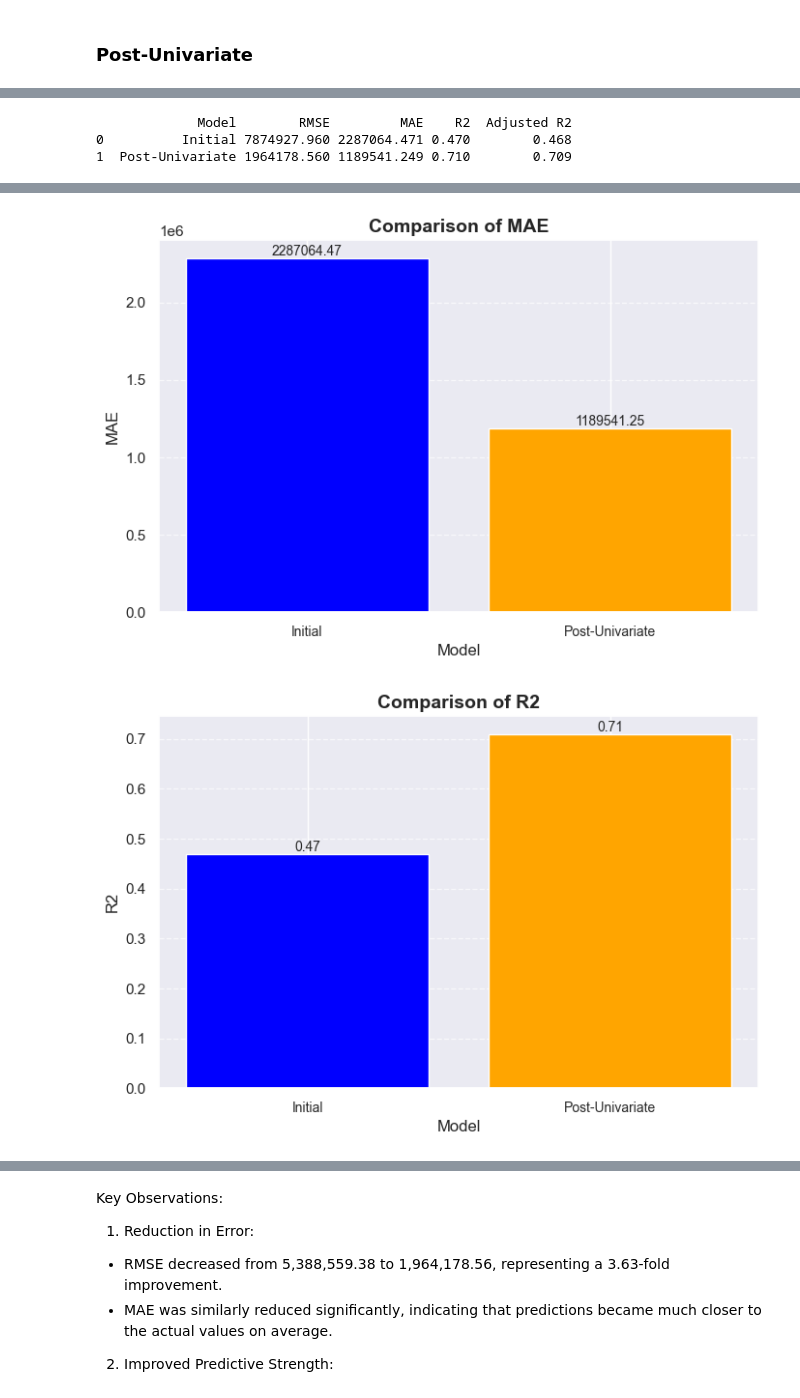
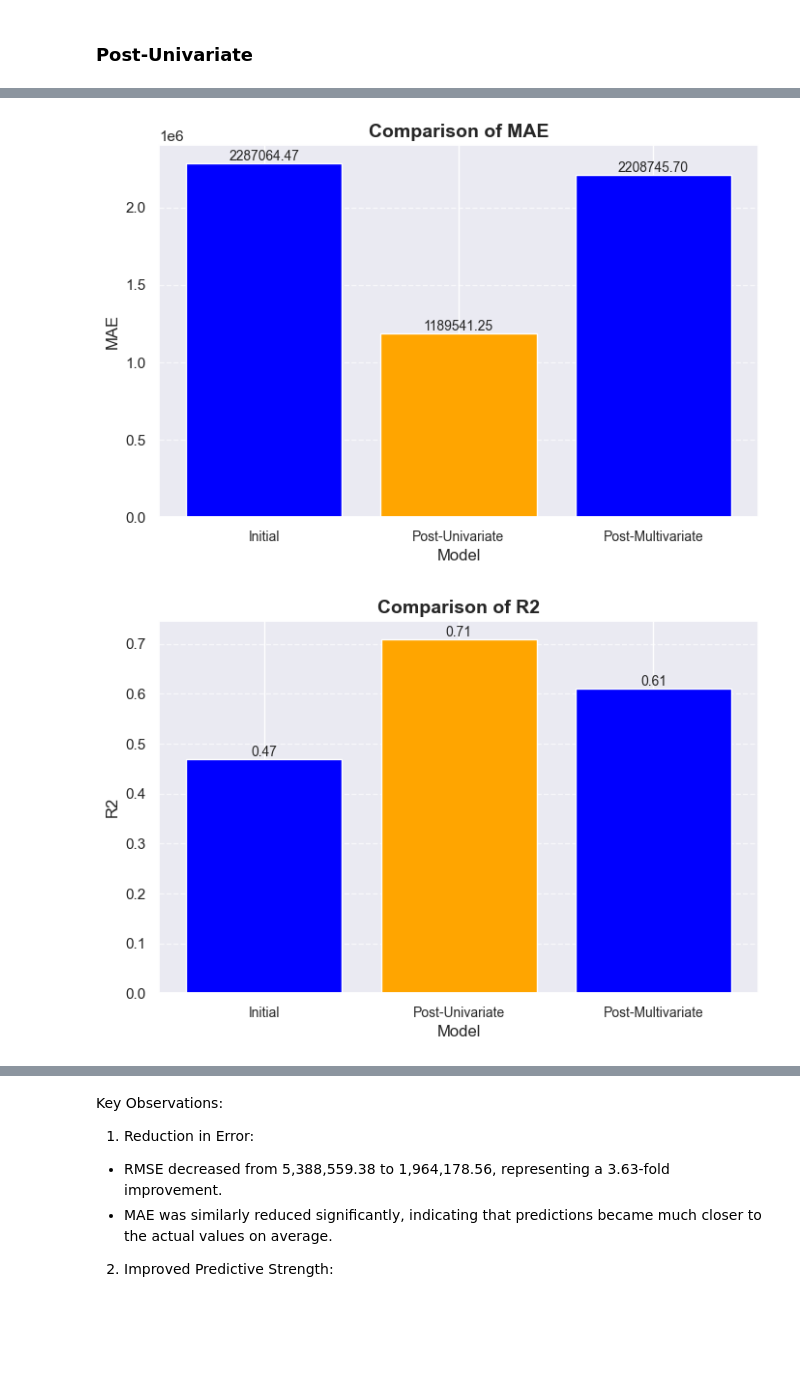
Before and after one commit to abrleva8/ITMO_mmsa, a Jupyter notebook: lab_3/Task3.ipynb, the cells around one changed output, grey strips where cells are left out. Cells and saved outputs as stored; diff of their text form; code cells hidden in the pictures; blank space fills up the shorter version.

```diff
--- a/lab_3/Task3.ipynb
+++ b/lab_3/Task3.ipynb
@@ -717,0 +728,19 @@ Thus, the univariate Data Analysis helps to improve prediction model's quality b
+# %%
+def get_metrics(df, target_col = 'last_price'):
+    X = df.drop(columns=[target_col])
+    y = df[target_col]
+
+    X_train, X_test, y_train, y_test = train_test_split(X, y, test_size=0.25, random_state=42, shuffle=False)
+    scaler = StandardScaler()
+    X_train_st = scaler.fit_transform(X_train)
+    X_test_st = scaler.transform(X_test)
+
+    model = LinearRegression()
+    model.fit(X_train_st, y_train)
+    y_pred = model.predict(X_test_st)
+    print(f'MAE:\t{mean_absolute_error(y_test, y_pred):_.2f}')
+    print(f'RMSE:\t{root_mean_squared_error(y_test, y_pred):_.2f}')
+    print(f'R\u00b2:\t{r2_score(y_test, y_pred):.2f}')
+    return y_test, y_pred, X_test_st
+# %%
+y_test_multi, y_pred_multi, X_test_st_2 = get_metrics(df_2)
@@ -718,31 +787,4 @@ Thus, the univariate Data Analysis helps to improve prediction model's quality b
 # %%
-
-def adjusted_r2(r2, n, k):
-    return 1 - (1 - r2) * (n - 1) / (n - k - 1)
-
-
-rmse_initial = root_mean_squared_error(y_test_init, model_init.predict(X_test_init))
-mae_initial = mean_absolute_error(y_test_init, model_init.predict(X_test_init))
-r2_initial = r2_score(y_test_init, model_init.predict(X_test_init))
-adj_r2_initial = adjusted_r2(r2_initial, len(y_test_init), X_test_init.shape[1])
-
-
-rmse_univariate = root_mean_squared_error(y_test_pr, y_pred_pr)
-mae_univariate = mean_absolute_error(y_test_pr, y_pred_pr)
-r2_univariate = r2_score(y_test_pr, y_pred_pr)
-adj_r2_univariate = adjusted_r2(r2_univariate, len(y_test_pr), X_test_st.shape[1])
-
-
-metrics_comparison = pd.DataFrame({
-    'Model': ['Initial', 'Post-Univariate'],
-    'RMSE': [rmse_initial, rmse_univariate],
-    'MAE': [mae_initial, mae_univariate],
-    'R2': [r2_initial, r2_univariate],
-    'Adjusted R2': [adj_r2_initial, adj_r2_univariate]
-})
-
-print(metrics_comparison)
-
 metrics = ['RMSE', 'MAE', 'R2', 'Adjusted R2']
 
 for metric in metrics:
@@ -767,6 +809,3 @@ for metric in metrics:
 
     plt.show()
 # %% [output]
-             Model        RMSE         MAE    R2  Adjusted R2
-0          Initial 7874927.960 2287064.471 0.470        0.468
-1  Post-Univariate 1964178.560 1189541.249 0.710        0.709
@@ -774,2 +813,2 @@ for metric in metrics:
-[figure, old version]
+[figure, new version]
-[figure, old version]
+[figure, new version]
```
Also changed, not shown: parts of 4 cells of this notebook, 1 other file.
